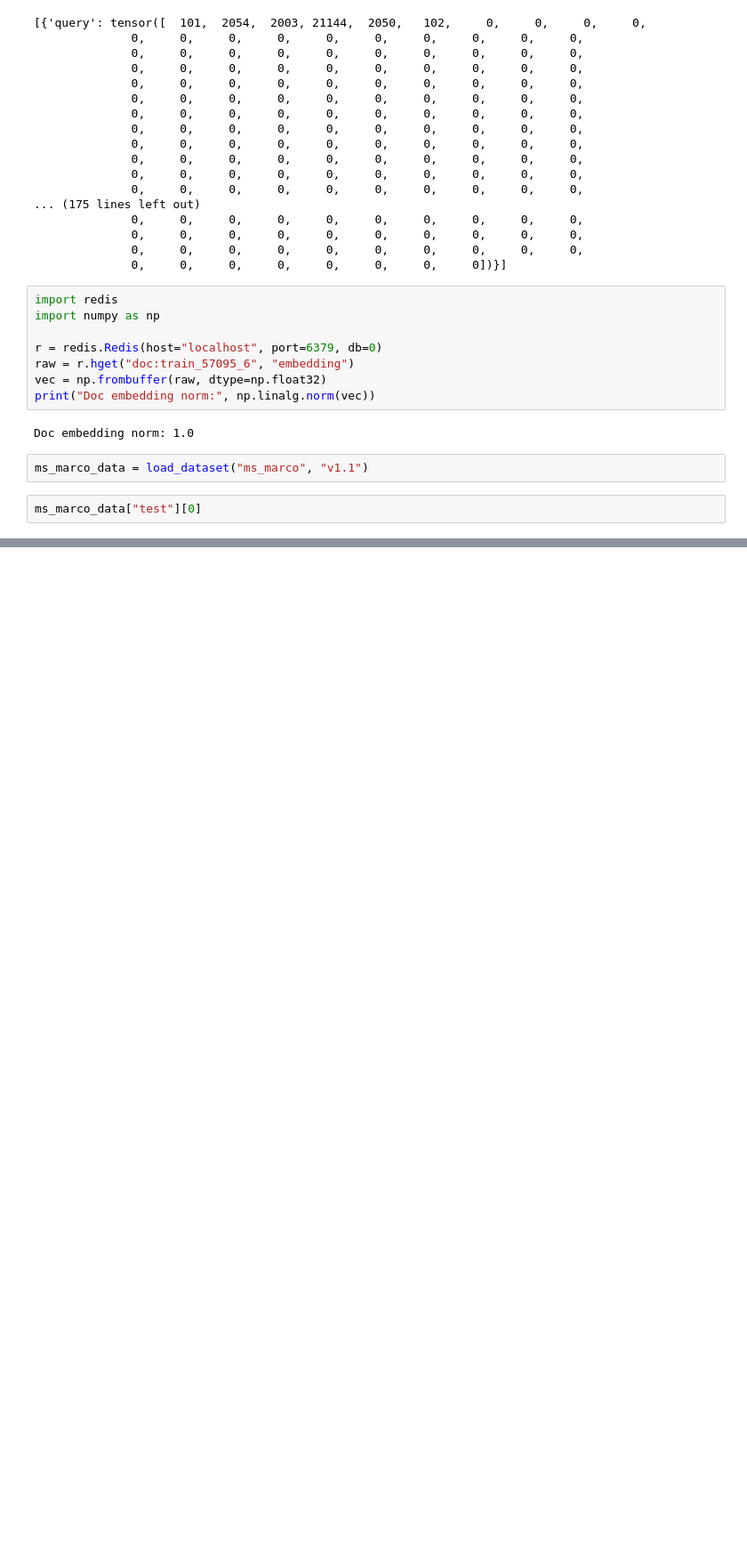
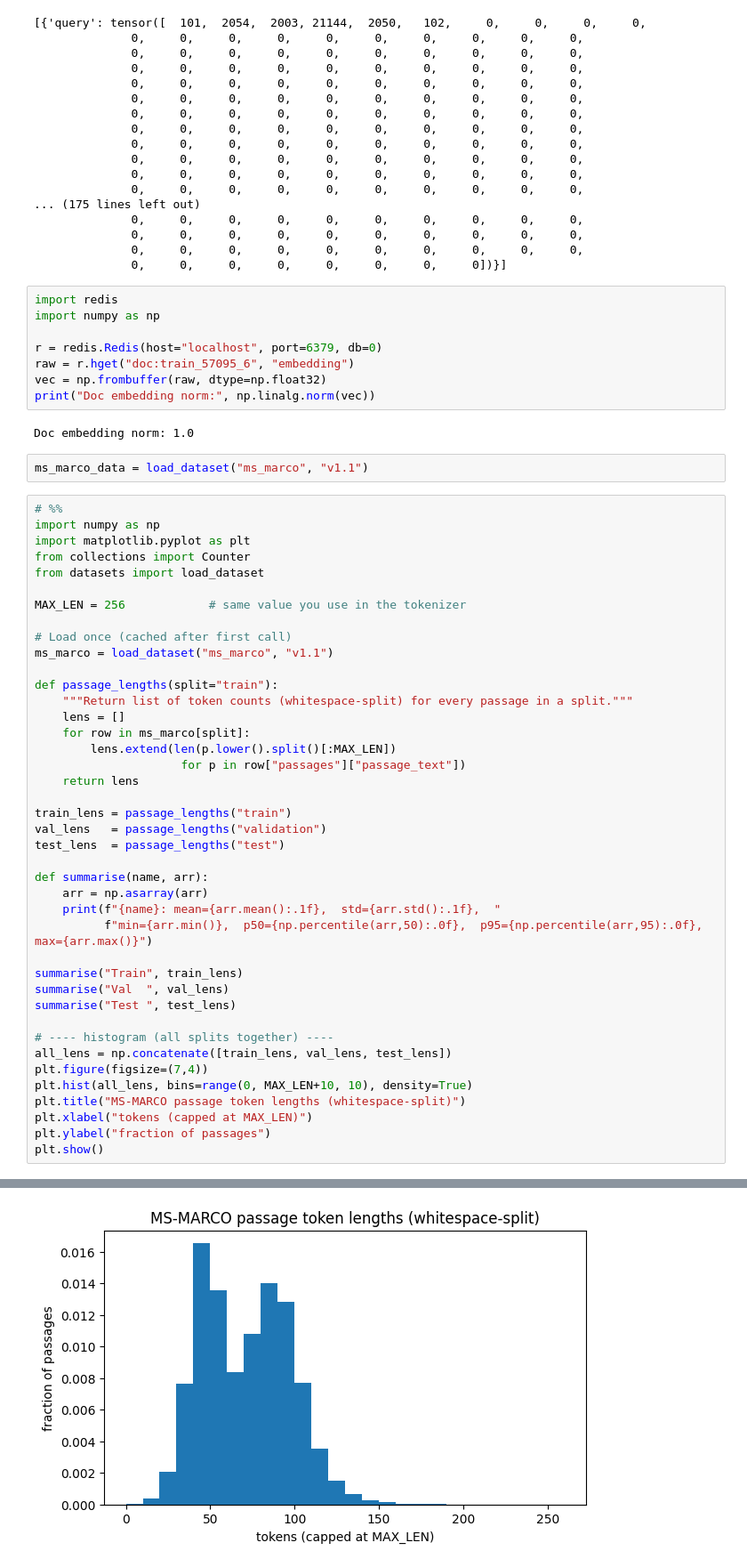
Before and after one commit to AdamBeedell/MLXTwoTowers, a Jupyter notebook: marcos.ipynb, the cells around one changed output, grey strips where cells are left out. Shown: that part at 89% size. Drawn from its saved outputs; the diff is of its cells as text; blank space fills up the shorter version.

```diff
--- a/marcos.ipynb
+++ b/marcos.ipynb
@@ -40,5 +40,44 @@ Doc embedding norm: 1.0
 # %%
 ms_marco_data = load_dataset("ms_marco", "v1.1")
 # %%
-ms_marco_data["test"][0]
+# %%
+import numpy as np
+import matplotlib.pyplot as plt
+from collections import Counter
+from datasets import load_dataset
+
+MAX_LEN = 256            # same value you use in the tokenizer
+
+# Load once (cached after first call)
+ms_marco = load_dataset("ms_marco", "v1.1")
+
+def passage_lengths(split="train"):
+    """Return list of token counts (whitespace-split) for every passage in a split."""
+    lens = []
+    for row in ms_marco[split]:
+        lens.extend(len(p.lower().split()[:MAX_LEN])
+                     for p in row["passages"]["passage_text"])
+    return lens
+
+train_lens = passage_lengths("train")
+val_lens   = passage_lengths("validation")
+test_lens  = passage_lengths("test")
+
+def summarise(name, arr):
+    arr = np.asarray(arr)
+    print(f"{name}: mean={arr.mean():.1f},  std={arr.std():.1f},  "
+          f"min={arr.min()},  p50={np.percentile(arr,50):.0f},  p95={np.percentile(arr,95):.0f},  max={arr.max()}")
+
+summarise("Train", train_lens)
+summarise("Val  ", val_lens)
+summarise("Test ", test_lens)
+
+# ---- histogram (all splits together) ----
+all_lens = np.concatenate([train_lens, val_lens, test_lens])
+plt.figure(figsize=(7,4))
+plt.hist(all_lens, bins=range(0, MAX_LEN+10, 10), density=True)
+plt.title("MS-MARCO passage token lengths (whitespace-split)")
+plt.xlabel("tokens (capped at MAX_LEN)")
+plt.ylabel("fraction of passages")
+plt.show()
 # %% [output]
@@ -64,0 +87 @@ ms_marco_data["test"][0]
+[figure, added]
```
Also changed, not shown: parts of 1 cell of this notebook, 5 other files.
